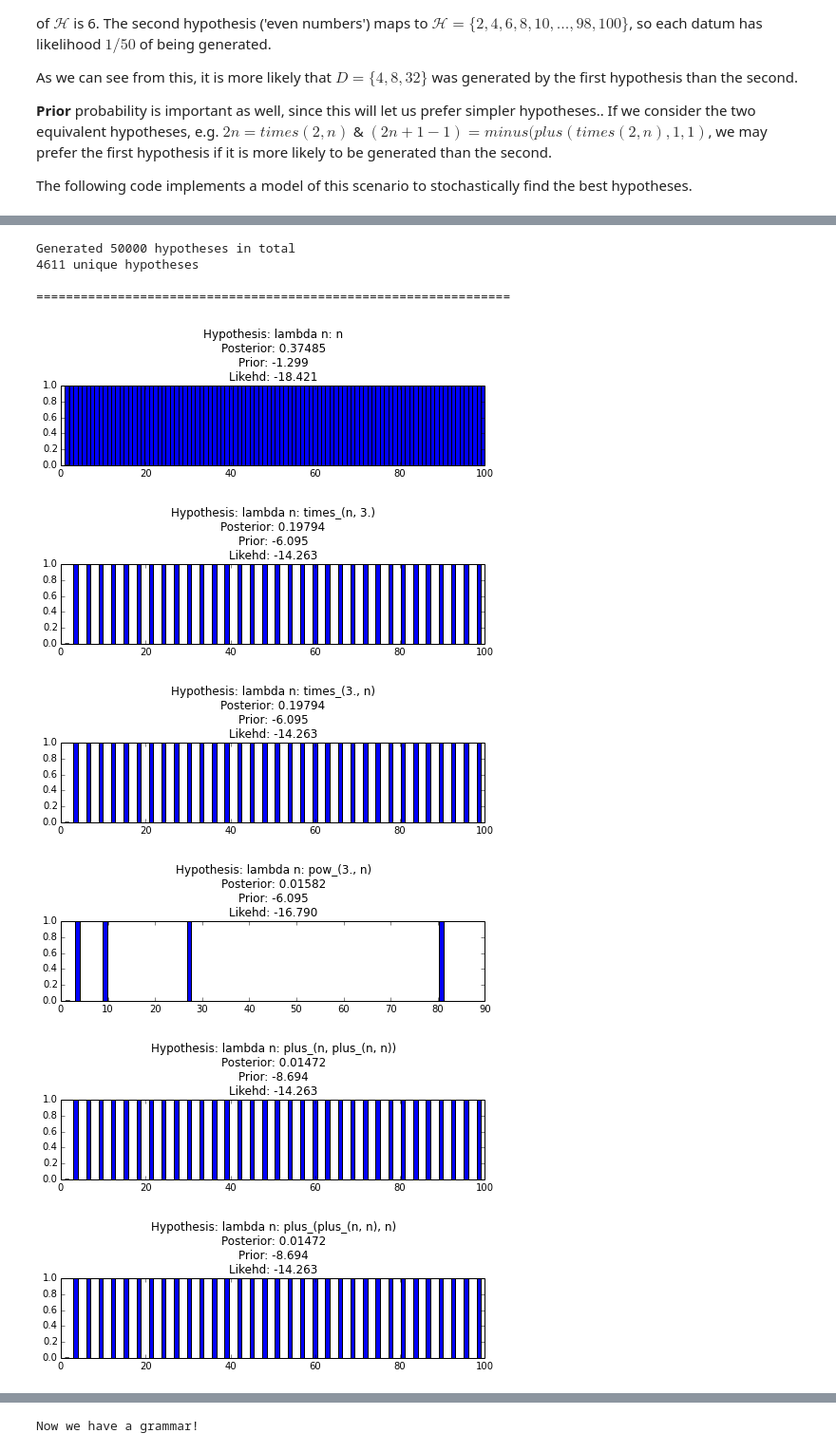
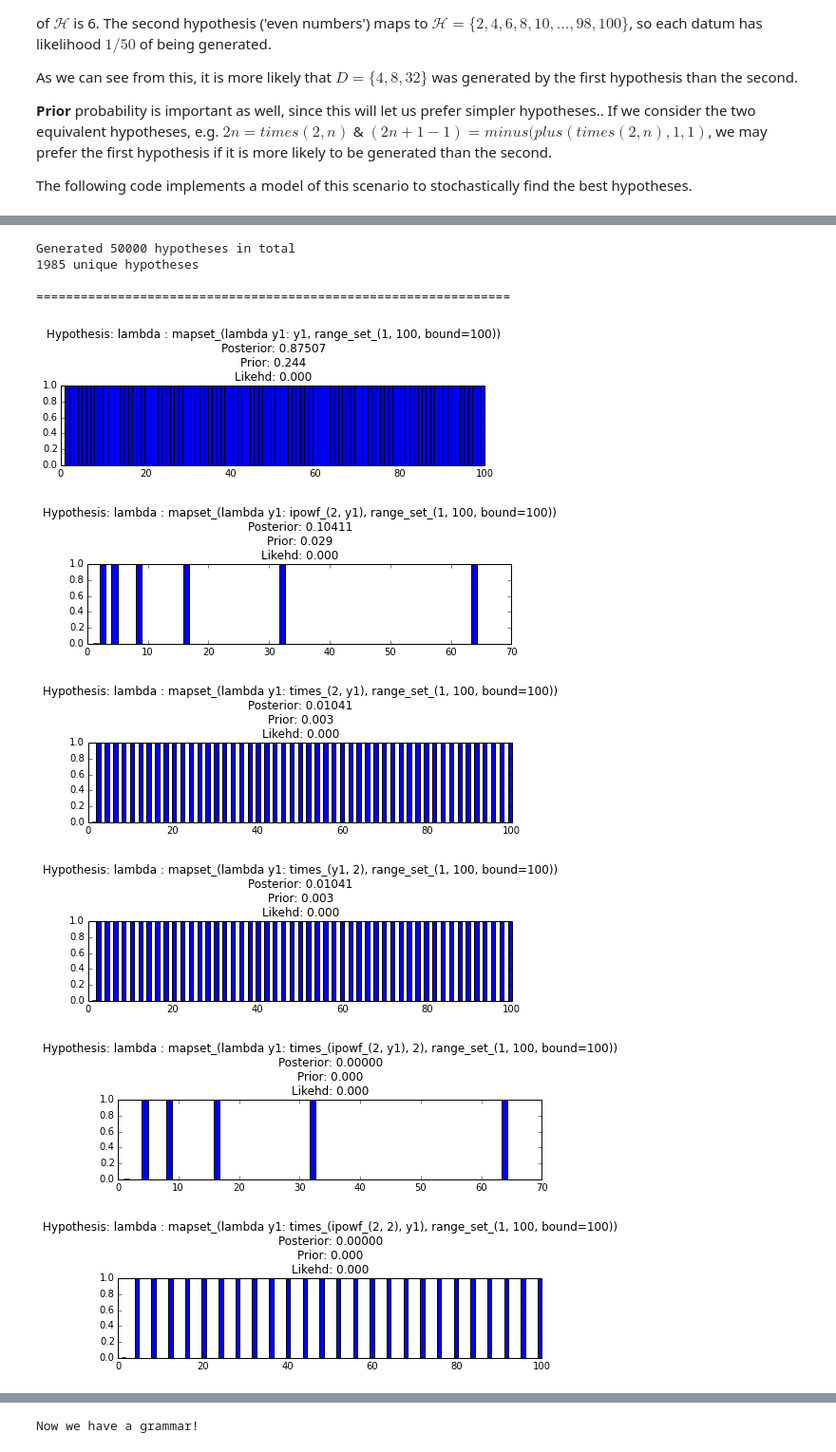
Before and after one commit to piantado/LOTlib, a Jupyter notebook: LOTlib/Examples/Tutorial/Number Game Example.ipynb, the cells around one changed output, grey strips where cells are left out. Shown at 95% size. Drawn from its saved outputs; the diff is of its cells as text; code cells hidden in the pictures.

```diff
--- a/LOTlib/Examples/Tutorial/Number Game Example.ipynb
+++ b/LOTlib/Examples/Tutorial/Number Game Example.ipynb
@@ -173,13 +189,13 @@ class NumberGameExpression(LOTHypothesis):
 # Input data
 # data = [1,1,1,3,3,3,3,3,5,5,7,7,9,9,11,11,11,15,15,17,17,17,17,19,19,19]  # for 2n - 1
 ##data = [3, 9, 17]       # for 2^n + 1
-data = [3, 9, 12, 15]
+data = [2, 2, 2, 2, 2, 8, 8, 8, 8, 8, 8, 16, 16, 16, 32, 32, 32, 32, 32, 32, 64, 64, 64]
 # Range of number in domain => [1, domain]
 domain = 100
 # Number of hypotheses to generate
 num_iters = 50000
 # Noise parameter
-noise = 0.9
+alpha = .99999
 
 #~~~~~~~~~~~~~~~~~~~~~~~~~~~~~~~~~~~~~~~~~~~~~~~~~~~~~~~~~~~~~~~~~~~~~~~~~~~~~~~~~~~~~~~#
 #~~~~~~~~~~~~~~~~~~~~~~~~~~~~~ Randomly generate samples ~~~~~~~~~~~~~~~~~~~~~~~~~~~~~~~#
@@ -195,47 +211,52 @@ for _ in lot_iter(xrange(num_iters)):
         sys.stdout.flush()
 
     # Generate a hypothesis & add it to our set
-    t = NumberGameExpression(grammar, domain=domain, noise=noise)
+    t = NumberGameHypothesis(grammar, domain=domain, alpha=alpha)
     t.compute_posterior(data)                        # Get prior, likelihood, posterior #
     hypotheses.add(t)
 
 # Estimate normalizing constant Z
 Z = logsumexp([h.posterior_score for h in hypotheses])
 
+
 #~~~~~~~~~~~~~~~~~~~~~~~~~~~~~~~~~~~~~~~~~~~~~~~~~~~~~~~~~~~~~~~~~~~~~~~~~~~~~~~~~~~~~~~#
 #~~~~~~~~~~~~~~~~~~~~~~ Printing stuff for best 10 hypotheses ~~~~~~~~~~~~~~~~~~~~~~~~~~#
 #~~~~~~~~~~~~~~~~~~~~~~~~~~~~~~~~~~~~~~~~~~~~~~~~~~~~~~~~~~~~~~~~~~~~~~~~~~~~~~~~~~~~~~~#
+
 best_hypotheses = sorted(hypotheses, key=lambda x: x.posterior_score)
 best_hypotheses.reverse()
 
 clear_output()
 print '\nGenerated %i hypotheses in total' % num_iters
 print str(len(hypotheses)) + ' unique hypotheses\n'
 print '================================================================'
 
 for i in range(10):
     h = best_hypotheses[i]
-    # C_h is the set of items this hypothesis maps to; e.g. 2^n => {2,4,8,16,...}
-    C_h = map(h, map(float, range(1, domain + 1)))
-    C_h = [item for item in C_h if item <= domain]
+    # h_in_domain is the set of items this hypothesis maps to; e.g. 2^n => {2,4,8,16,...}
+    h_in_domain = [item for item in h() if item <= domain]
 
     # Create figure
     figure(num=None, figsize=(8, 1.5), dpi=80, facecolor='w', edgecolor='k')
-    hist(C_h, bins=domain, range=(1,domain))
-    title('Hypothesis: '+str(h)+'   \nPosterior: %.5f' % exp(h.posterior_score - Z)
-          +'\nPrior: %.3f' % h.prior + '\nLikehd: %.3f' % h.likelihood)
+    hist(h_in_domain, bins=domain, range=(1,domain))
+
+    title('Hypothesis: ' + str(h) +
+          '\nPosterior: %.5f' % exp(h.posterior_score - Z) +
+          '\nPrior: %.3f' % exp(h.prior) +
+          '\nLikehd: %.3f' % exp(h.likelihood))
+
 
 #~~~~~~~~~~~~~~~~~~~~~~~~~~~~~~~~~~~~~~~~~~~~~~~~~~~~~~~~~~~~~~~~~~~~~~~~~~~~~~~~~~~~~~~#
 #~~~~~~~~~~~~~~~~~~~ Remember, the ideal hypothesis is:  2n + 1 ~~~~~~~~~~~~~~~~~~~~~~~~#
 #~~~~~~~~~~~~~~~~~~~~~~~~~~~~~~~~~~~~~~~~~~~~~~~~~~~~~~~~~~~~~~~~~~~~~~~~~~~~~~~~~~~~~~~#
 # %% [output]
 Generated 50000 hypotheses in total
-4611 unique hypotheses
+1985 unique hypotheses
 
 ================================================================
-[figure, old version]
+[figure, new version]
-[figure, old version]
+[figure, new version]
-[figure, old version]
+[figure, new version]
-[figure, old version]
+[figure, new version]
-[figure, old version]
+[figure, new version]
-[figure, old version]
+[figure, new version]
```
Also changed, not shown: parts of 8 cells of this notebook, 36 other files.
